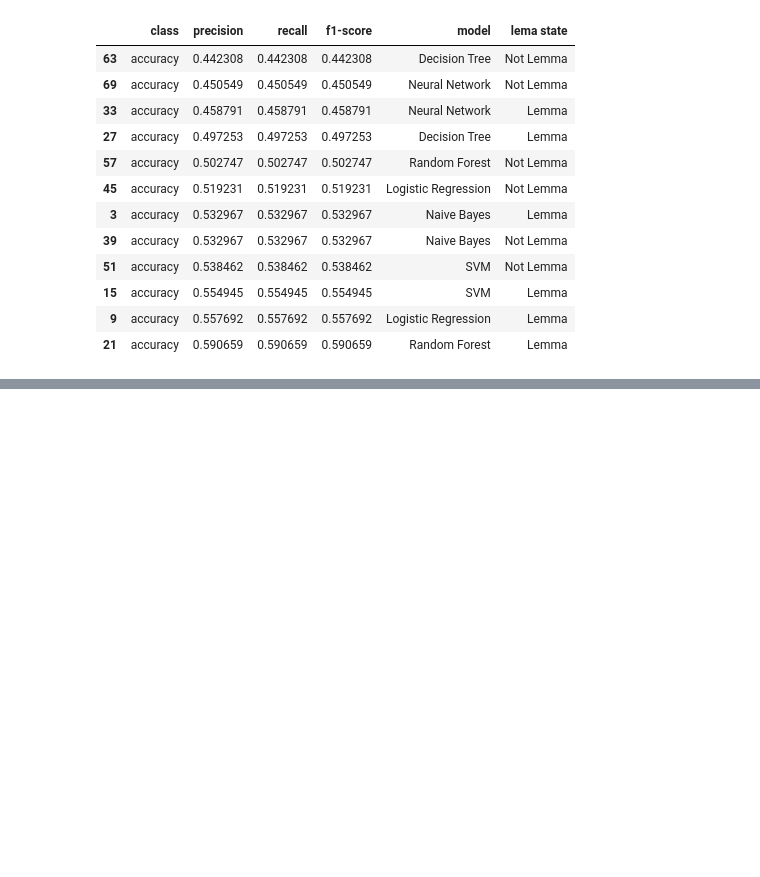
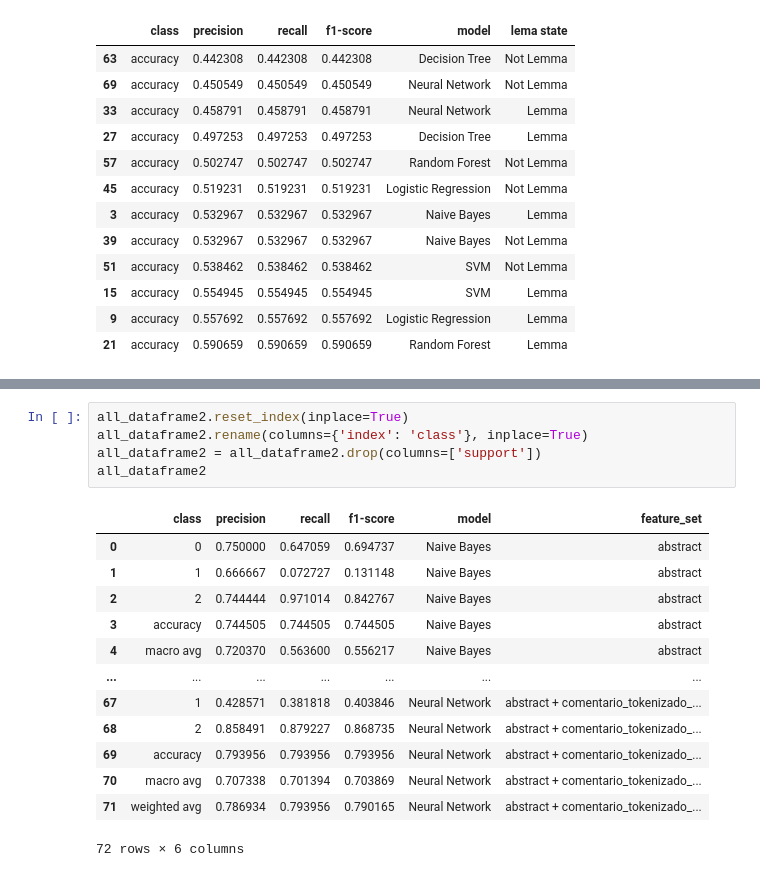
Before and after one commit to jmcaussade/Analitica-textual-con-ML-tarea2, a Jupyter notebook: Tarea2.ipynb, the cells around one changed output, grey strips where cells are left out. Drawn from its saved outputs; the diff is of its cells as text; blank space fills up the shorter version.

```diff
--- a/Tarea2.ipynb
+++ b/Tarea2.ipynb
@@ -570,0 +606,19 @@ weighted avg       0.72      0.73      0.72       364
+# %%
+all_dataframe2.reset_index(inplace=True)
+all_dataframe2.rename(columns={'index': 'class'}, inplace=True)
+all_dataframe2 = all_dataframe2.drop(columns=['support'])
+all_dataframe2
+# %% [output]
+|  | class | precision | recall | f1-score | model | feature_set |
+| 0 | 0 | 0.750000 | 0.647059 | 0.694737 | Naive Bayes | abstract |
+| 1 | 1 | 0.666667 | 0.072727 | 0.131148 | Naive Bayes | abstract |
+| 2 | 2 | 0.744444 | 0.971014 | 0.842767 | Naive Bayes | abstract |
+| 3 | accuracy | 0.744505 | 0.744505 | 0.744505 | Naive Bayes | abstract |
+| 4 | macro avg | 0.720370 | 0.563600 | 0.556217 | Naive Bayes | abstract |
+| ... | ... | ... | ... | ... | ... | ... |
+| 67 | 1 | 0.428571 | 0.381818 | 0.403846 | Neural Network | abstract + comentario_tokenizado_... |
+| 68 | 2 | 0.858491 | 0.879227 | 0.868735 | Neural Network | abstract + comentario_tokenizado_... |
+| 69 | accuracy | 0.793956 | 0.793956 | 0.793956 | Neural Network | abstract + comentario_tokenizado_... |
+| 70 | macro avg | 0.707338 | 0.701394 | 0.703869 | Neural Network | abstract + comentario_tokenizado_... |
+| 71 | weighted avg | 0.786934 | 0.793956 | 0.790165 | Neural Network | abstract + comentario_tokenizado_... |
+72 rows × 6 columns
```
Also changed, not shown: parts of 19 cells of this notebook.
